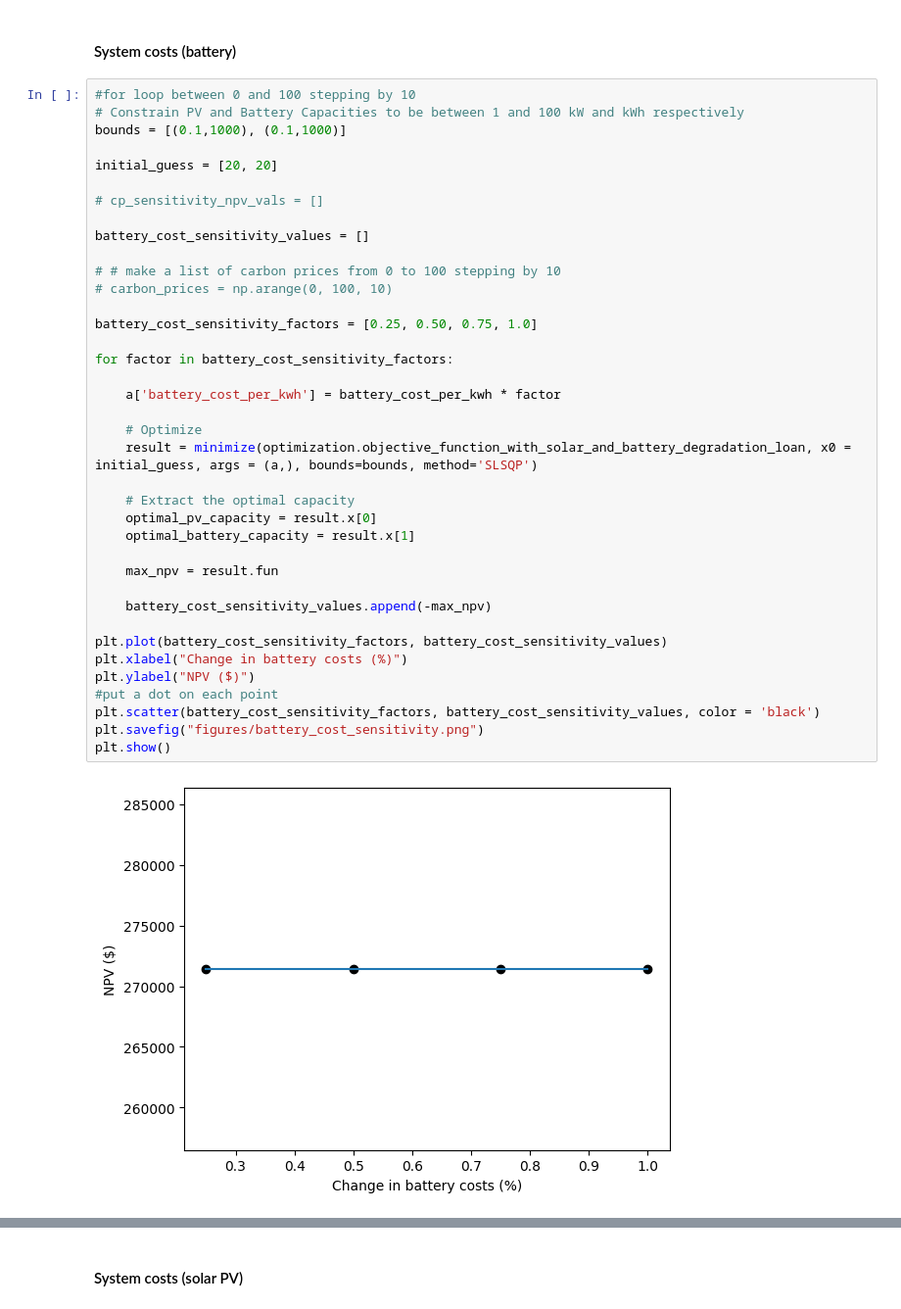
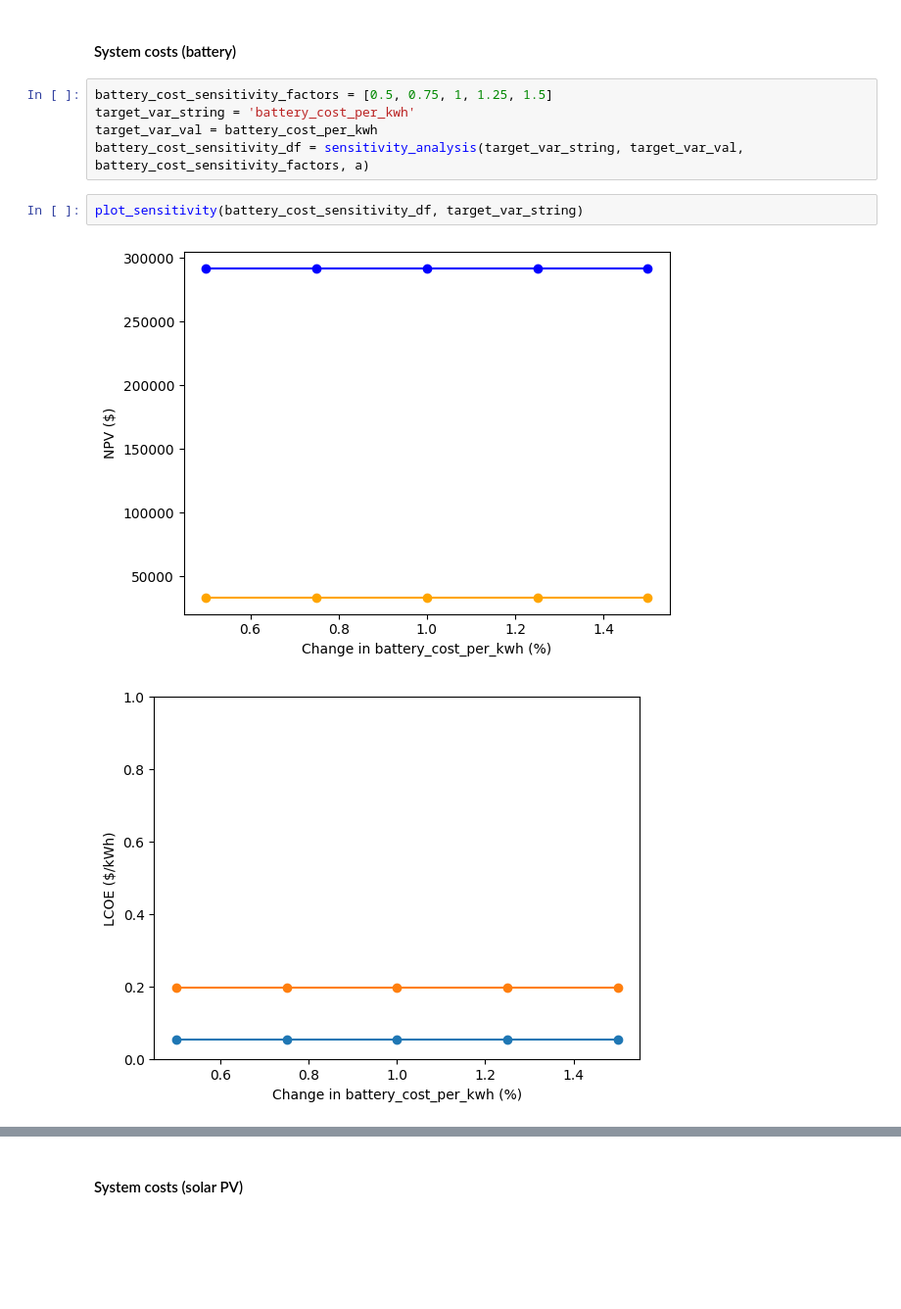
Before and after one commit to ChullEPG/solar_storage_sizing_optimization, a Jupyter notebook: run_model.ipynb, the cells around one changed output, grey strips where cells are left out. Shown: that part at 98% size. Saved outputs shown, nothing was run; the diff lists cells and outputs as text; blank space fills up the shorter version.

```diff
--- a/run_model.ipynb
+++ b/run_model.ipynb
@@ -1051,43 +1230,13 @@ plt.show()
 [figure]
 # %% [markdown]
 #### System costs (battery)
-# %%
-#for loop between 0 and 100 stepping by 10
-# Constrain PV and Battery Capacities to be between 1 and 100 kW and kWh respectively
-bounds = [(0.1,1000), (0.1,1000)]
-
-initial_guess = [20, 20]
-
-# cp_sensitivity_npv_vals = []
-
-battery_cost_sensitivity_values = []
-
-# # make a list of carbon prices from 0 to 100 stepping by 10
-# carbon_prices = np.arange(0, 100, 10)
-
-battery_cost_sensitivity_factors = [0.25, 0.50, 0.75, 1.0]
-
-for factor in battery_cost_sensitivity_factors:
-
-    a['battery_cost_per_kwh'] = battery_cost_per_kwh * factor
-
-    # Optimize
-    result = minimize(optimization.objective_function_with_solar_and_battery_degradation_loan, x0 = initial_guess, args = (a,), bounds=bounds, method='SLSQP')
-
-    # Extract the optimal capacity
-    optimal_pv_capacity = result.x[0]
-    optimal_battery_capacity = result.x[1]
-
-    max_npv = result.fun
-
-    battery_cost_sensitivity_values.append(-max_npv)
-
-plt.plot(battery_cost_sensitivity_factors, battery_cost_sensitivity_values)
-plt.xlabel("Change in battery costs (%)")
-plt.ylabel("NPV ($)")
-#put a dot on each point
-plt.scatter(battery_cost_sensitivity_factors, battery_cost_sensitivity_values, color = 'black')
-plt.savefig("figures/battery_cost_sensitivity.png")
-plt.show()
-# %% [output]
-[figure, removed]
+# %%
+battery_cost_sensitivity_factors = [0.5, 0.75, 1, 1.25, 1.5]
+target_var_string = 'battery_cost_per_kwh'
+target_var_val = battery_cost_per_kwh
+battery_cost_sensitivity_df = sensitivity_analysis(target_var_string, target_var_val, battery_cost_sensitivity_factors, a)
+# %%
+plot_sensitivity(battery_cost_sensitivity_df, target_var_string)
+# %% [output]
+[figure, added]
+[figure, added]
```
Also changed, not shown: parts of 23 cells of this notebook, 8 other files.
